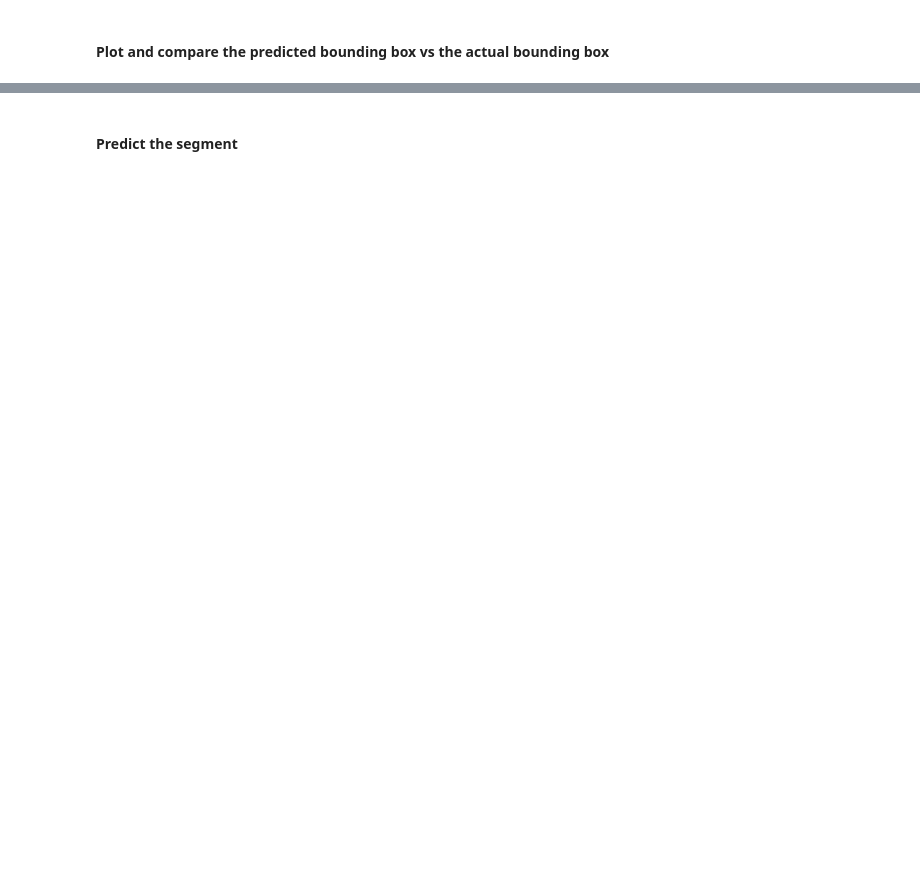
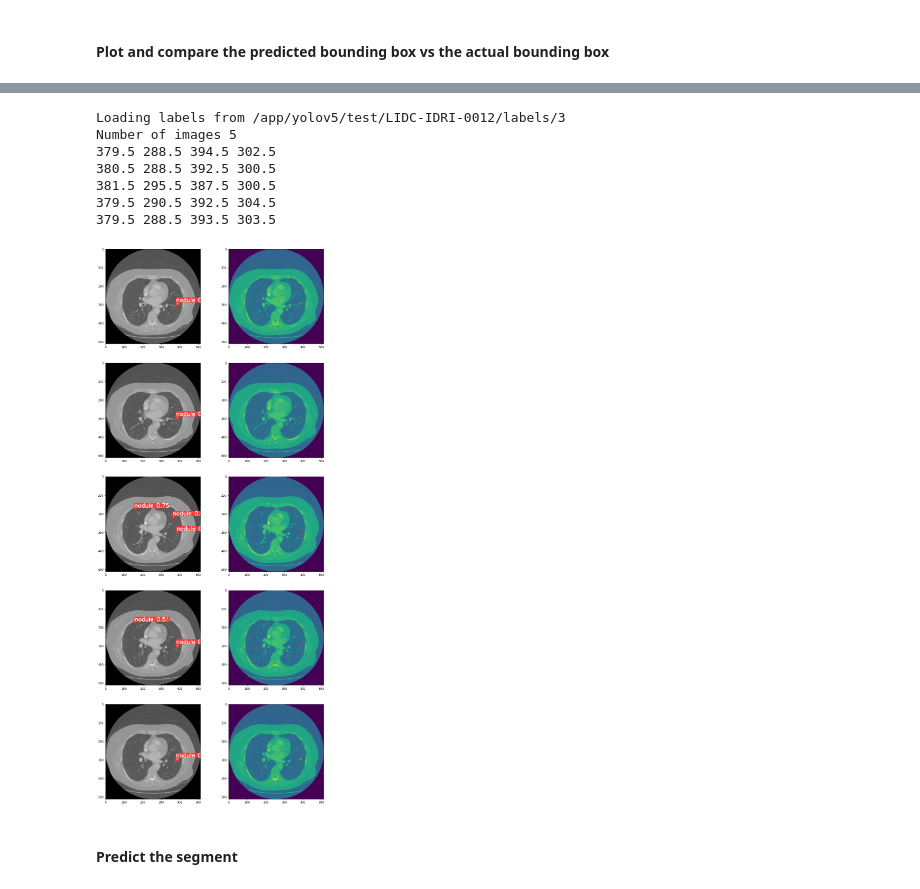
Before and after one commit to capstone-fall2021/lung_nodule_segmentation, a Jupyter notebook: detection_segmentation_pipeline.ipynb, the cells around one changed output, grey strips where cells are left out. Cells and saved outputs as stored; diff of their text form; code cells hidden in the pictures; blank space fills up the shorter version.

```diff
--- a/detection_segmentation_pipeline.ipynb
+++ b/detection_segmentation_pipeline.ipynb
@@ -355,3 +609,14 @@ Number of images 8
+# %%
+crop_and_compare(predicted_paths, 'LIDC-IDRI-0012', 3, '/app/yolov5/test')
+# %% [output]
+Loading labels from /app/yolov5/test/LIDC-IDRI-0012/labels/3
+Number of images 5
+379.5 288.5 394.5 302.5
+380.5 288.5 392.5 300.5
+381.5 295.5 387.5 300.5
+379.5 290.5 392.5 304.5
+379.5 288.5 393.5 303.5
+[figure, added]
 # %% [markdown]
 #### Predict the segment
 # %%
```
Also changed, not shown: parts of 27 cells of this notebook, 2 other files.
